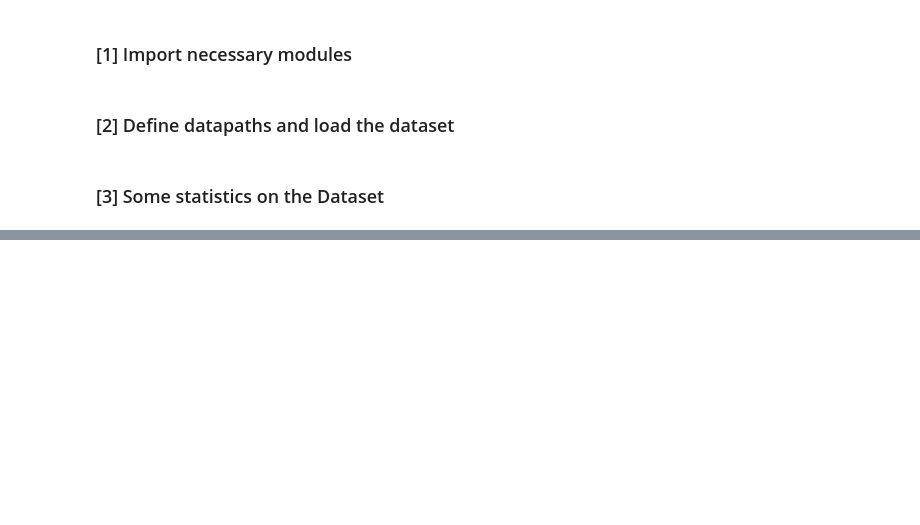
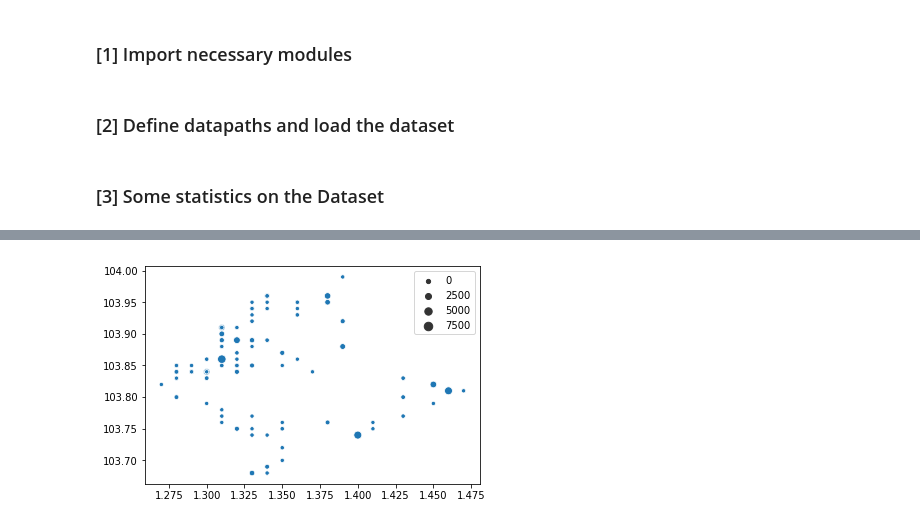
Before and after one commit to rahul99/menu-recommendation, a Jupyter notebook: driver.ipynb, the cells around one changed output, grey strips where cells are left out. Saved outputs shown, nothing was run; the diff lists cells and outputs as text; code cells hidden in the pictures; blank space fills up the shorter version.

```diff
--- a/driver.ipynb
+++ b/driver.ipynb
@@ -34,0 +74,11 @@ Number of distinct Geohash: 2068
+# %%
+subset = dataset[['vendor_geohash', 'order_count']][:]
+subset['total_count'] = subset[['order_count']].groupby(subset['vendor_geohash']).transform('sum')
+subset = subset[['vendor_geohash', 'total_count']][:]
+subset = subset.drop_duplicates()
+subset = subset.sample(n=100)
+geo_data = subset['vendor_geohash'].tolist()
+count = subset['total_count'].tolist()
+geo_distribution(geo_data, count)
+# %% [output]
+[figure, added]
```
Also changed, not shown: parts of 39 cells of this notebook.
